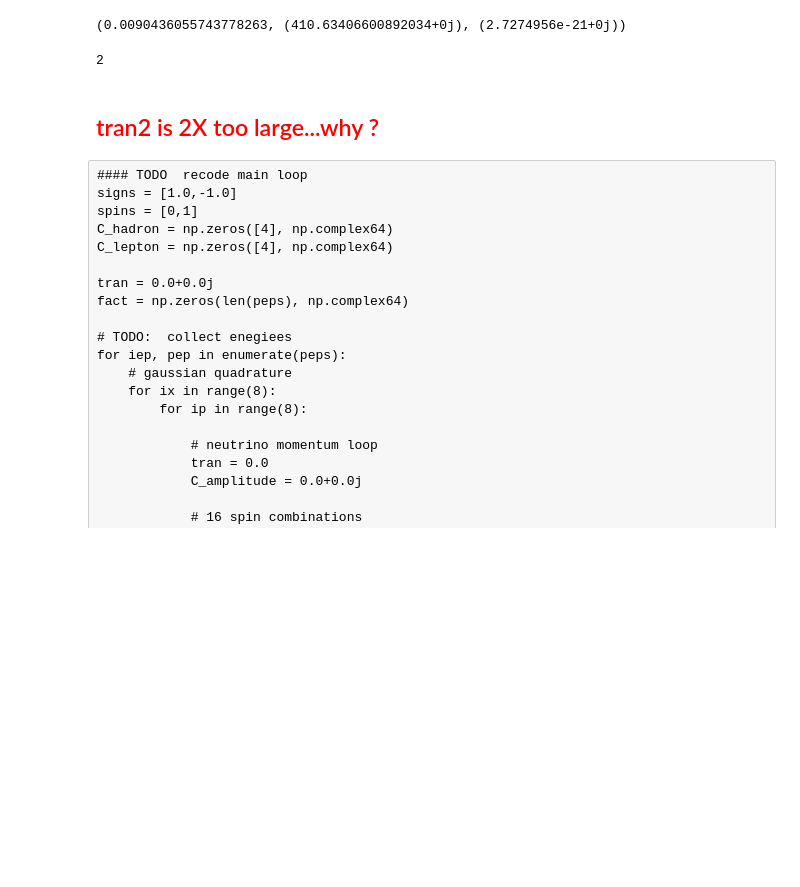
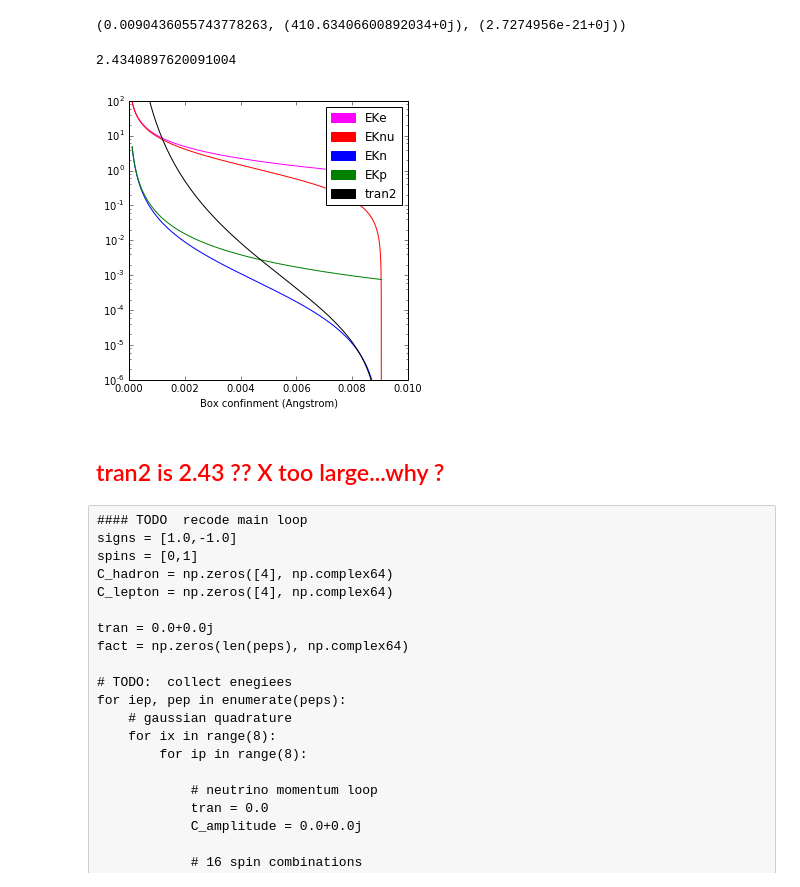
Before and after one commit to charlesmartin14/brillouin, a Jupyter notebook: Paper-Confinement-Induced-Electron-Capture.ipynb, the cells around one changed output. Drawn from its saved outputs; the diff is of its cells as text; code cells hidden in the pictures; blank space fills up the shorter version.

Commit message:
added final graph, debugging

```diff
--- a/Paper-Confinement-Induced-Electron-Capture.ipynb
+++ b/Paper-Confinement-Induced-Electron-Capture.ipynb
@@ -888,6 +888,13 @@ fact 2.04966475644660e-23
 ## <font color='green'>Looks good</font>
 # %%
 #### TODO  recode main loop
+num = len(peps)
+EKn = np.zeros(num)
+EKp = np.zeros(num)
+EKe = np.zeros(num)
+EKnu = np.zeros(num)
+Etot = np.zeros(num)
+
 signs = [-1.0,1.0]
 spins = [0,1]
 
@@ -895,15 +902,12 @@ C_hadron = np.zeros([4], np.complex64)
 C_lepton = np.zeros([4], np.complex64)
 
 tran = 0.0+0.0j
-tran2 = np.zeros(len(peps), np.complex64)
-
-#signs = [-1.0]
-#spins = [0]
+tran2 = np.zeros(num, np.complex64)
 
 N_QUAD = 8
 # TODO:  collect enegiees
-for iep, pep in enumerate(peps[0:1]):
-    print iep, pep
+for iep, pep in enumerate(peps):
+    #print iep, pep
 
     # gaussian quadrature
     for ix in range(N_QUAD):
@@ -922,7 +926,6 @@ for iep, pep in enumerate(peps[0:1]):
                             for s1 in signs:
                                 for s2 in signs:
                                     for s3 in signs:
-
 
                                         p_xyz = pep*np.array([s1,s2,s3])
                                         pn, pp, pe, pk = pekin(lg_x[ix], lg_phi[ip], p_xyz )
@@ -944,5 +947,9 @@ for iep, pep in enumerate(peps[0:1]):
 
                                         #print ix,ip, n_spn,p_spn,k_spn,e_spn,s1,s2,s3, iep, tran2[iep]
 
+    EKn[iep] = pn[0] - Mn
+    EKp[iep] = pp[0] - Mp
+    EKe[iep] = pe[0] - me
+    EKnu[iep] = pk[0] - mnu
     print iep, rlconfs[iep], tran2[iep]
 # %% [output]
@@ -960,11 +982,37 @@ rlconfs[0],tran2[0]*dN0*0.25, tran2[0]
 # %% [output]
 (0.0090436055743778263, (410.63406600892034+0j), (2.7274956e-21+0j))
 # %%
-410/168
+410.63406600892034/168.70128309071993
 # %% [output]
-2
+2.4340897620091004
+# %%
+plt.semilogy(rlconfs, EKe , color='magenta')
+plt.semilogy(rlconfs, EKnu, color='red' )
+plt.semilogy(rlconfs, EKn, color='blue')
+plt.semilogy(rlconfs, EKp, color='green')
+
+plt.semilogy(rlconfs, tran2, color='black')
+
+
+patches = [ mpatches.Patch(color='magenta', label='EKe'),
+            mpatches.Patch(color='red', label='EKnu'),
+            mpatches.Patch(color='blue', label='EKn'),
+            mpatches.Patch(color='green', label='EKp'),
+            mpatches.Patch(color='black', label='tran2')          ]
+
+plt.legend(handles=patches)
+
+plt.xlabel("Box confinment (Angstrom)")
+plt.ylim(ymin=0.000001)
+plt.ylim(ymax=100.0)
+
+from pylab import rcParams
+rcParams['figure.figsize'] = 5,5
+plt.show()
+# %% [output]
+[figure, added]
 # %% [markdown]
-## <font color='red'>tran2 is 2X too large...why ? </font>
+## <font color='red'>tran2 is 2.43 ?? X too large...why ? </font>
 # %% [raw]
 #### TODO  recode main loop
 signs = [1.0,-1.0]
```
Also changed, not shown: parts of 1 cell of this notebook.
